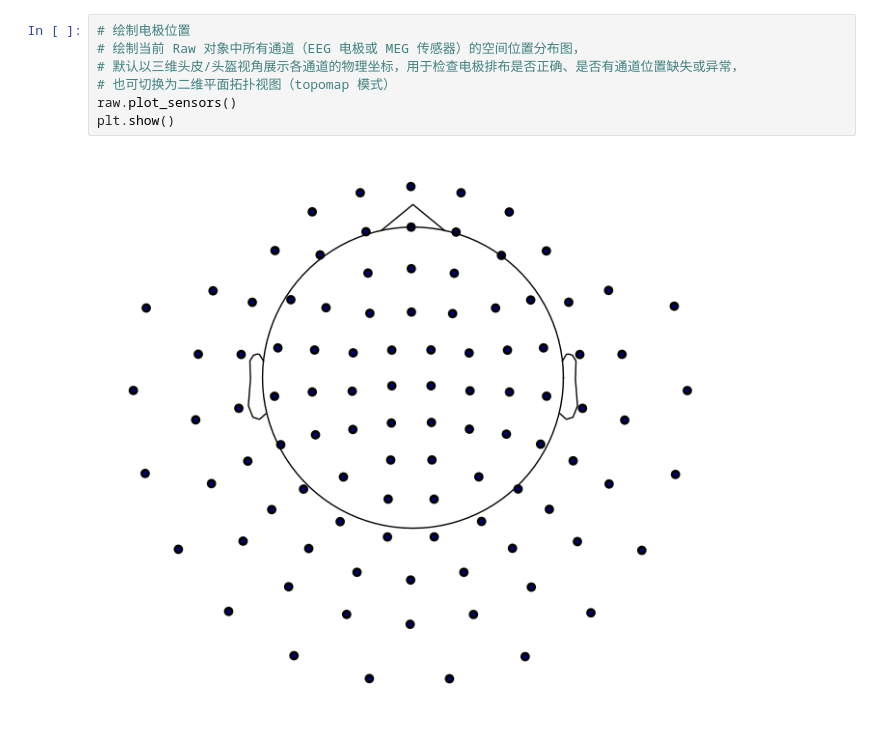
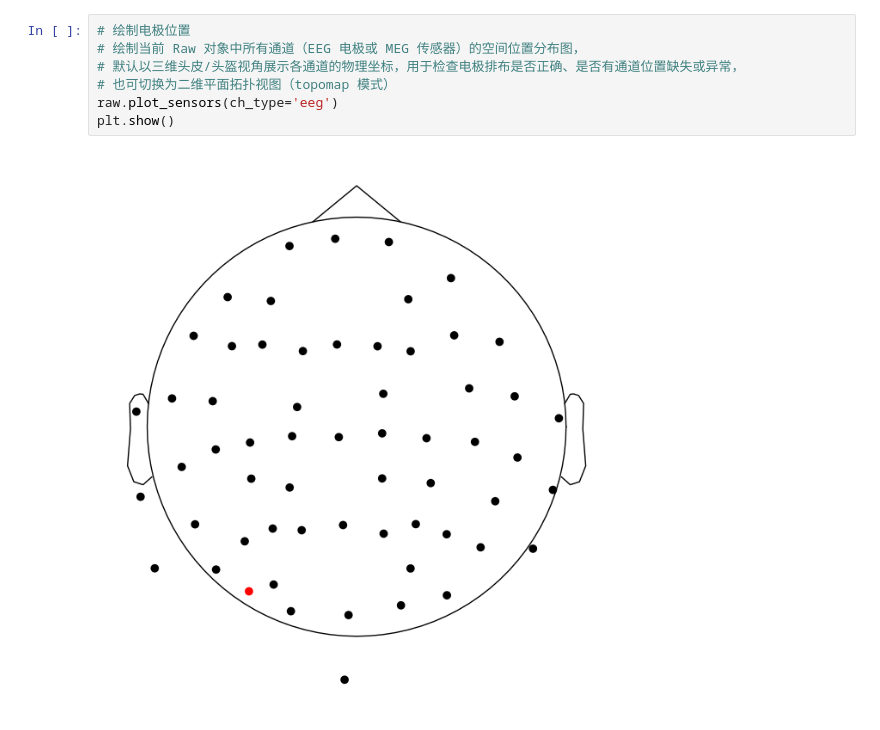
Before and after one commit to sanxiusanxiu/practice_mne_demo, a Jupyter notebook: notebooks/mne_tutorial01.ipynb, the cells around one changed output. Cells and saved outputs as stored; diff of their text form.

```diff
--- a/notebooks/mne_tutorial01.ipynb
+++ b/notebooks/mne_tutorial01.ipynb
@@ -65,9 +75,9 @@ plt.show()
 # %%
 # 绘制电极位置
 # 绘制当前 Raw 对象中所有通道（EEG 电极或 MEG 传感器）的空间位置分布图，
 # 默认以三维头皮/头盔视角展示各通道的物理坐标，用于检查电极排布是否正确、是否有通道位置缺失或异常，
 # 也可切换为二维平面拓扑视图（topomap 模式）
-raw.plot_sensors()
+raw.plot_sensors(ch_type='eeg')
 plt.show()
 # %% [output]
-[figure, old version]
+[figure, new version]
```
Also changed, not shown: parts of 5 cells of this notebook, 1 other file.
